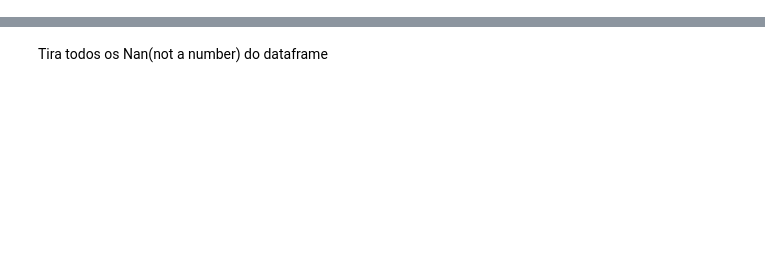
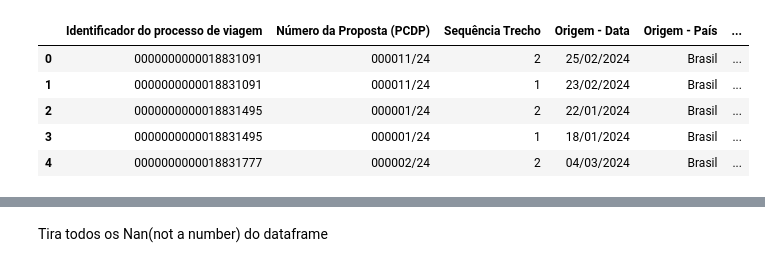
Before and after one commit to augustomiguel/analise-de-sustentabilidade-de-viagens-aereas, a Jupyter notebook: viagens_a_Servico.ipynb, the cells around one changed output, grey strips where cells are left out. Cells and saved outputs as stored; diff of their text form; code cells hidden in the pictures; blank space fills up the shorter version.

```diff
--- a/viagens_a_Servico.ipynb
+++ b/viagens_a_Servico.ipynb
@@ -305,3 +29,12 @@ trecho_df.describe()
+# %%
+trecho_df.head()
+# %% [output]
+|  | Identificador do processo de viagem | Número da Proposta (PCDP) | Sequência Trecho | Origem - Data | Origem - País | ... |
+| 0 | 0000000000018831091 | 000011/24 | 2 | 25/02/2024 | Brasil | ... |
+| 1 | 0000000000018831091 | 000011/24 | 1 | 23/02/2024 | Brasil | ... |
+| 2 | 0000000000018831495 | 000001/24 | 2 | 22/01/2024 | Brasil | ... |
+| 3 | 0000000000018831495 | 000001/24 | 1 | 18/01/2024 | Brasil | ... |
+| 4 | 0000000000018831777 | 000002/24 | 2 | 04/03/2024 | Brasil | ... |
 # %%
 passagem_df.describe()
 # %% [output]
```
Also changed, not shown: parts of 35 cells of this notebook, 3 other files.
